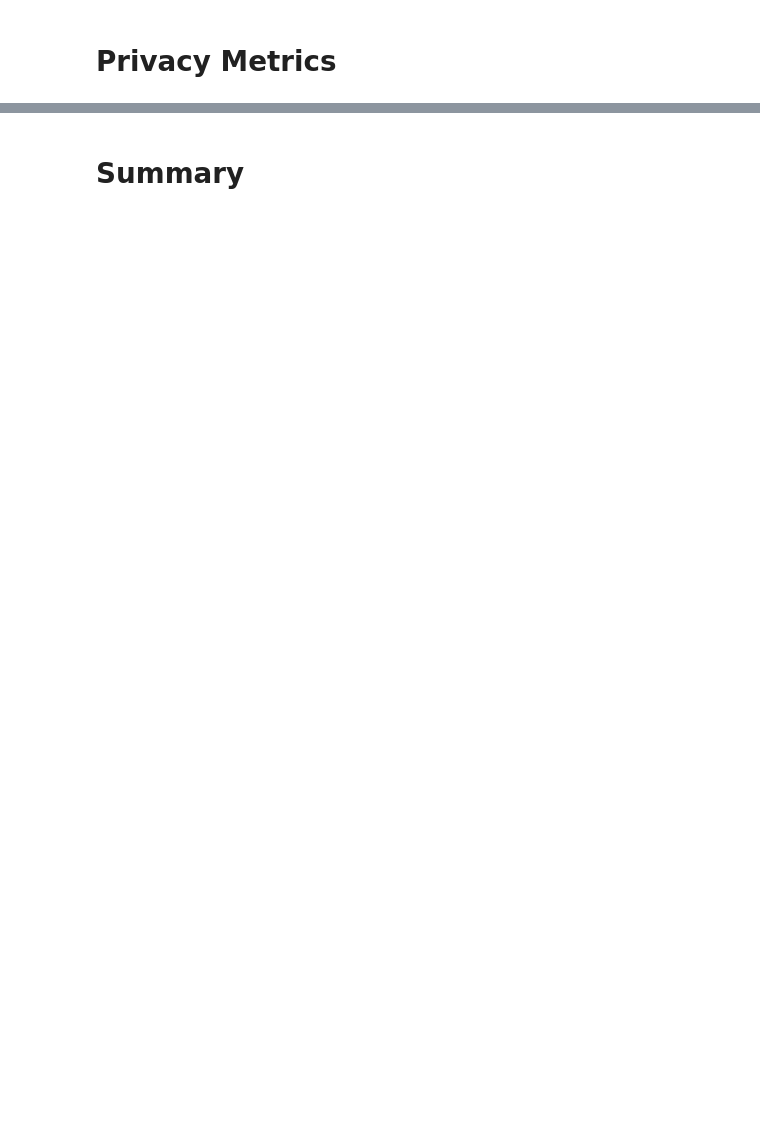
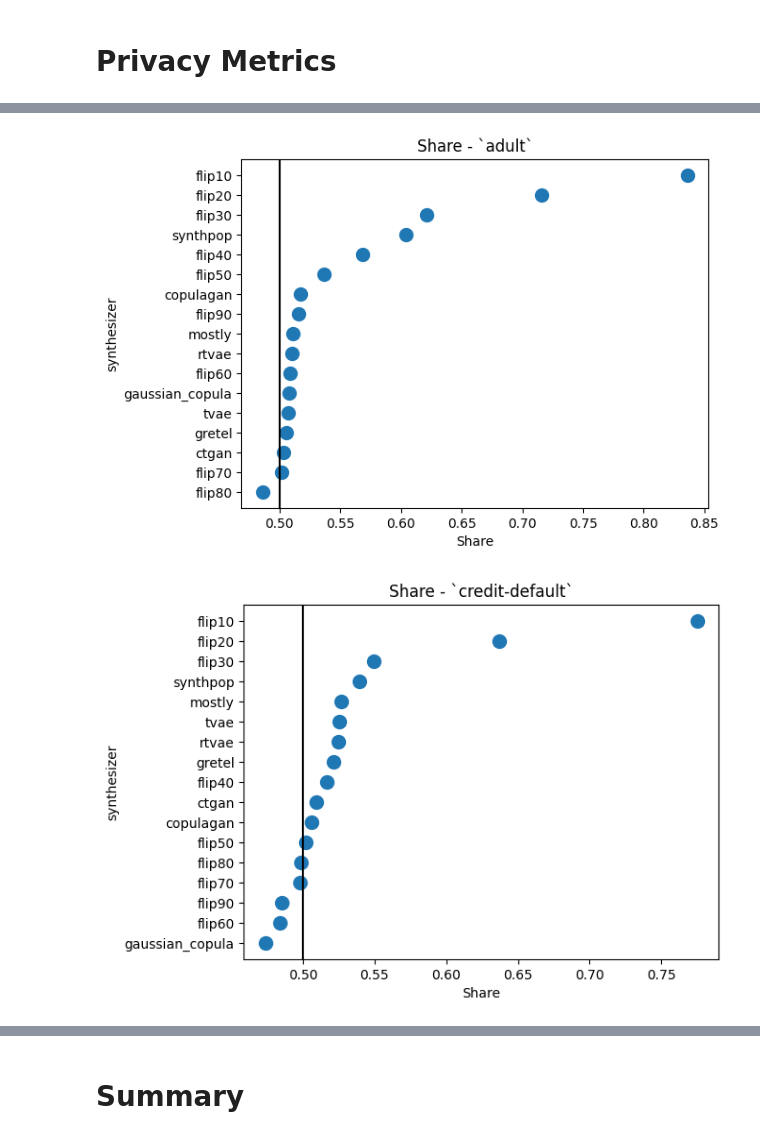
Before and after one commit to mostly-ai/paper-fidelity-accuracy, a Jupyter notebook: 2023-05/evaluate.ipynb, the cells around one changed output, grey strips where cells are left out. Cells and saved outputs as stored; diff of their text form; code cells hidden in the pictures; blank space fills up the shorter version.

Commit message:
updated plots

```diff
--- a/2023-05/evaluate.ipynb
+++ b/2023-05/evaluate.ipynb
@@ -46,15 +46,15 @@ fns = [
     'gaussian_copula',
     'synthpop',
     "rtvae",
-    # "flip10",
-    # "flip20",
-    # "flip30",
-    # "flip40",
-    # "flip50",
-    # "flip60",
-    # "flip70",
-    # "flip80",
-    # "flip90",
+    "flip10",
+    "flip20",
+    "flip30",
+    "flip40",
+    "flip50",
+    "flip60",
+    "flip70",
+    "flip80",
+    "flip90",
 ]
 # %% [markdown]
 # Fidelity Metrics
@@ -273,7 +361,7 @@ for dataset in datasets:
 def priv(trn, val, syn):
     n_trn = trn.shape[0]
     n_val = val.shape[0]
-    max_syn = 2_000  # cap to keep compute reasonable
+    max_syn = 5_000  # cap to keep compute reasonable
     n_syn = min(max_syn, syn.shape[0])
     syn = syn.dropna()[:n_syn]
     print(f"{n_trn=}, {n_val=}, {n_syn=}")
@@ -341,7 +460,10 @@ priv
 def plot(agg, dataset, metric, title):
     d = agg.loc[agg['dataset']==dataset].sort_values(metric, ascending=True)
     p = d.plot(kind='scatter', y='synthesizer', x=metric, title=f"{title} - `{dataset}`", s=100)
-    p.axvline(1.0, color='black')
+    p.axvline(0.5, color='black')
 # %%
 for dataset in datasets:
-    plot(priv, dataset, 'Median DCR Ratio', 'Privacy Share')
+    plot(priv, dataset, 'Share', 'Share')
+# %% [output]
+[figure, added]
+[figure, added]
```
Also changed, not shown: parts of 12 cells of this notebook, 14 other files.
